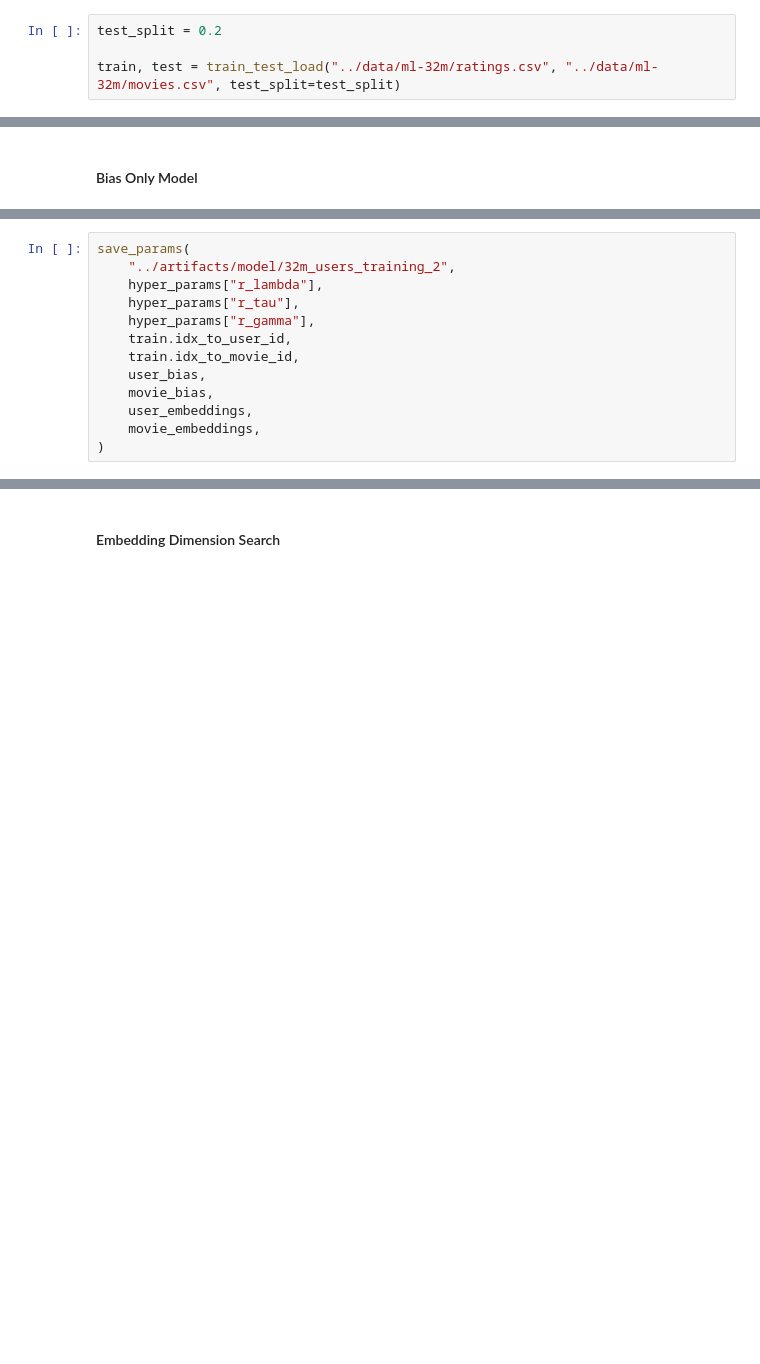
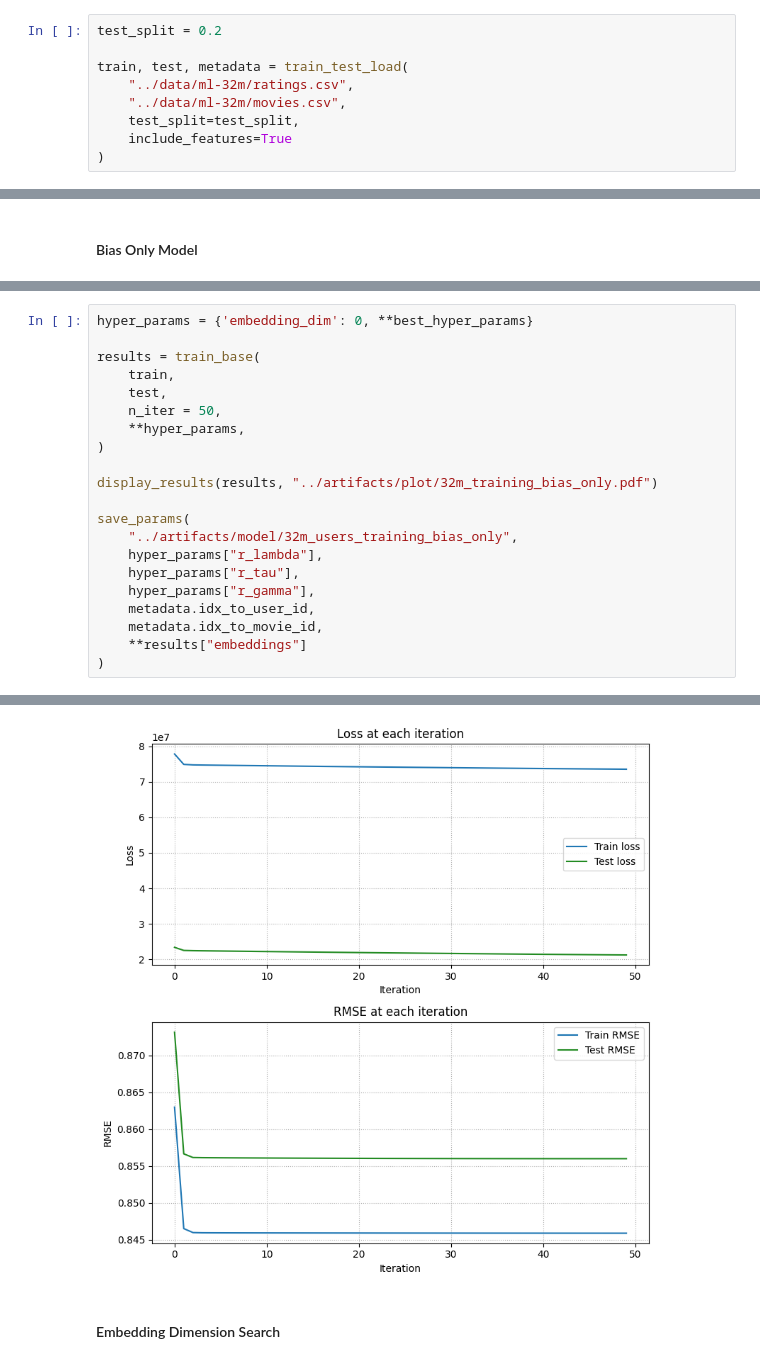
Before and after one commit to Toavina00/Recommender-system, a Jupyter notebook: notebooks/training.ipynb, the cells around one changed output, grey strips where cells are left out. Cells and saved outputs as stored; diff of their text form; blank space fills up the shorter version.

```diff
--- a/notebooks/training.ipynb
+++ b/notebooks/training.ipynb
@@ -17,6 +20,11 @@ from model.train.recommender_variational import training_loop as training_loop_v
 # %%
 test_split = 0.2
 
-train, test = train_test_load("../data/ml-32m/ratings.csv", "../data/ml-32m/movies.csv", test_split=test_split)
+train, test, metadata = train_test_load(
+    "../data/ml-32m/ratings.csv",
+    "../data/ml-32m/movies.csv",
+    test_split=test_split,
+    include_features=True
+)
 # %% [markdown]
 ### Training
@@ -178,13 +128,22 @@ plt.show()
-# %%
-save_params(
-    "../artifacts/model/32m_users_training_2",
-    hyper_params["r_lambda"],
-    hyper_params["r_tau"],
-    hyper_params["r_gamma"],
-    train.idx_to_user_id,
-    train.idx_to_movie_id,
-    user_bias,
-    movie_bias,
-    user_embeddings,
-    movie_embeddings,
-)
+# %%
+hyper_params = {'embedding_dim': 0, **best_hyper_params}
+
+results = train_base(
+    train,
+    test,
+    n_iter = 50,
+    **hyper_params,
+)
+
+display_results(results, "../artifacts/plot/32m_training_bias_only.pdf")
+
+save_params(
+    "../artifacts/model/32m_users_training_bias_only",
+    hyper_params["r_lambda"],
+    hyper_params["r_tau"],
+    hyper_params["r_gamma"],
+    metadata.idx_to_user_id,
+    metadata.idx_to_movie_id,
+    **results["embeddings"]
+)
+# %% [output]
@@ -191,3 +156,4 @@ save_params(
+[figure, added]
 # %% [markdown]
 #### Embedding Dimension Search
 # %%
```
Also changed, not shown: parts of 65 cells of this notebook, 5 other files.
